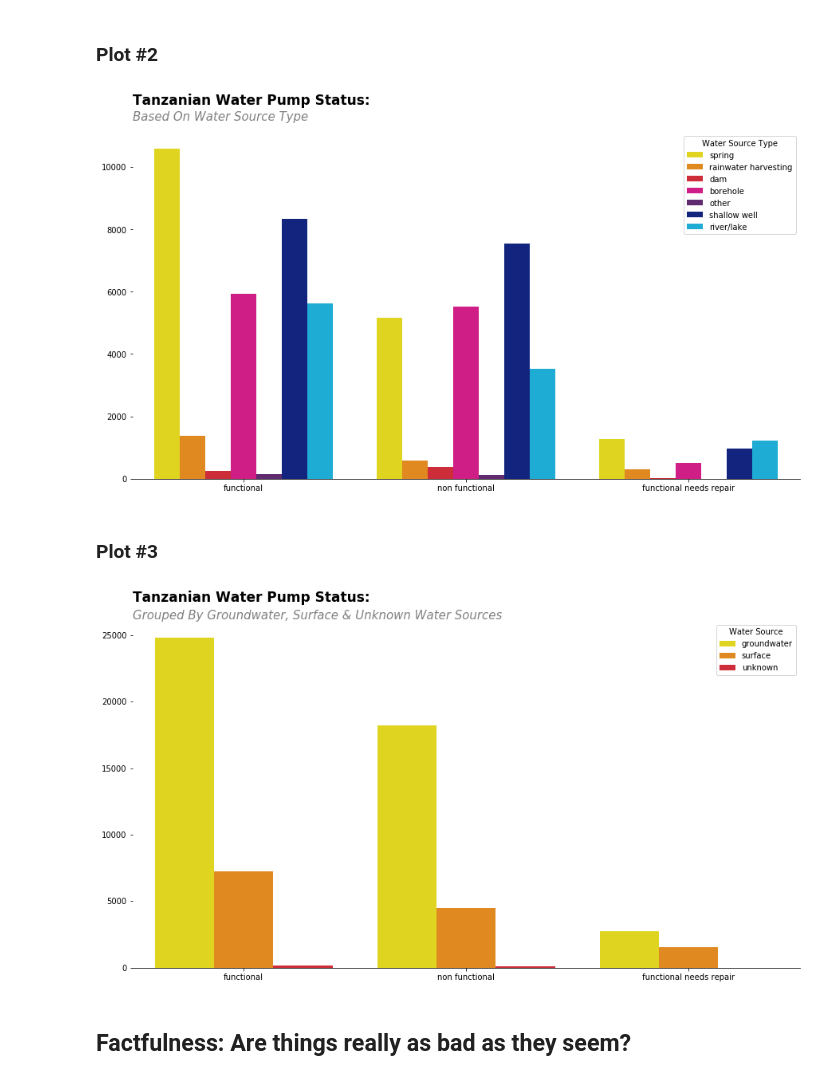
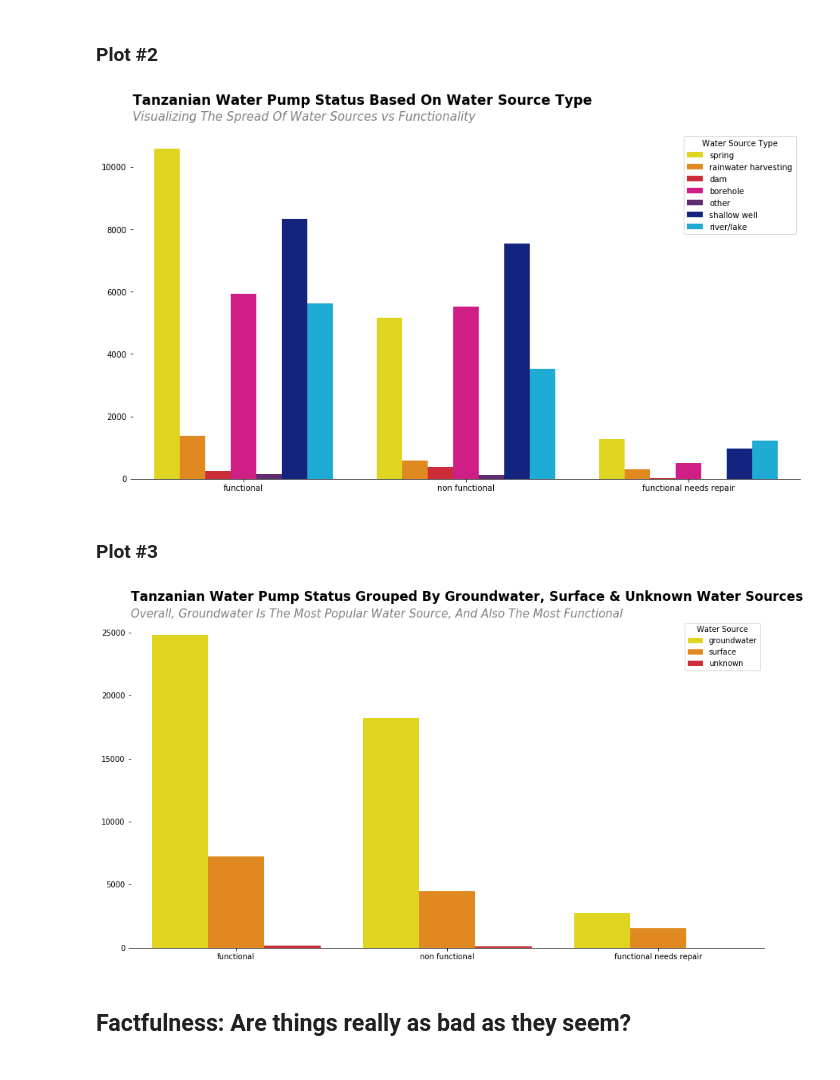
Before and after one commit to tbradshaw91/Predictive-Modeling-Sprint_Challenge, a Jupyter notebook: Predictive_Modeling_Sprint.ipynb, the cells around one changed output. Saved outputs shown, nothing was run; the diff lists cells and outputs as text; code cells hidden in the pictures.

```diff
--- a/Predictive_Modeling_Sprint.ipynb
+++ b/Predictive_Modeling_Sprint.ipynb
@@ -645,36 +660,36 @@ plt.figure(figsize=(15,8))
 
 # Setting plot and details
 ax = sns.countplot(x = "status_group", hue="source_type", data=df)
-ax.text(s="Tanzanian Water Pump Status:", y=12000, x=-0.5, fontsize=17, fontweight='semibold');
-ax.text(s="Based On Water Source Type", y=11500, x=-0.5, fontsize=15, fontstyle='italic', color='gray')
+ax.text(s="Tanzanian Water Pump Status Based On Water Source Type", y=12000, x=-0.5, fontsize=17, fontweight='semibold');
+ax.text(s="Visualizing The Spread Of Water Sources vs Functionality" , y=11500, x=-0.5, fontsize=15, fontstyle='italic', color='gray')
 l = ax.legend()
 l.set_title('Water Source Type')
 sns.despine(ax=ax, left=True)
 ax.set_ylabel("");
 ax.set_xlabel("");
 # %% [output]
-[figure, old version]
+[figure, new version]
 # %% [markdown]
 ### **Plot #3**
 # %%
 # Using the five thirty eight style
 # Little details
 plt.style.context('fivethirtyeight')
 colors = ['#fff100', '#ff8c00', '#e81123', '#ec008c', '#68217a','#00188f', '#00bcf2', '#00b294', '#009e49', '#bad80a']
 sns.set_palette(colors, 10)
 plt.figure(figsize=(15,8))
 
 # Setting plot and details
 ax = sns.countplot(x = "status_group", hue="source_class", data=df)
-ax.text(s="Tanzanian Water Pump Status:", y=27500, x=-0.5, fontsize=17, fontweight='semibold');
-ax.text(s="Grouped By Groundwater, Surface & Unknown Water Sources", y=26200, x=-0.5, fontsize=15, fontstyle='italic', color='gray')
+ax.text(s="Tanzanian Water Pump Status Grouped By Groundwater, Surface & Unknown Water Sources", y=27500, x=-0.5, fontsize=17, fontweight='semibold');
+ax.text(s="Overall, Groundwater Is The Most Popular Water Source, And Also The Most Functional", y=26200, x=-0.5, fontsize=15, fontstyle='italic', color='gray')
 l = ax.legend()
 l.set_title('Water Source')
 sns.despine(ax=ax, left=True)
 ax.set_ylabel("");
 ax.set_xlabel("");
 # %% [output]
-[figure, old version]
+[figure, new version]
 # %% [markdown]
 ## Factfulness: Are things really as bad as they seem?
 # %%
```
Also changed, not shown: parts of 5 cells of this notebook.
